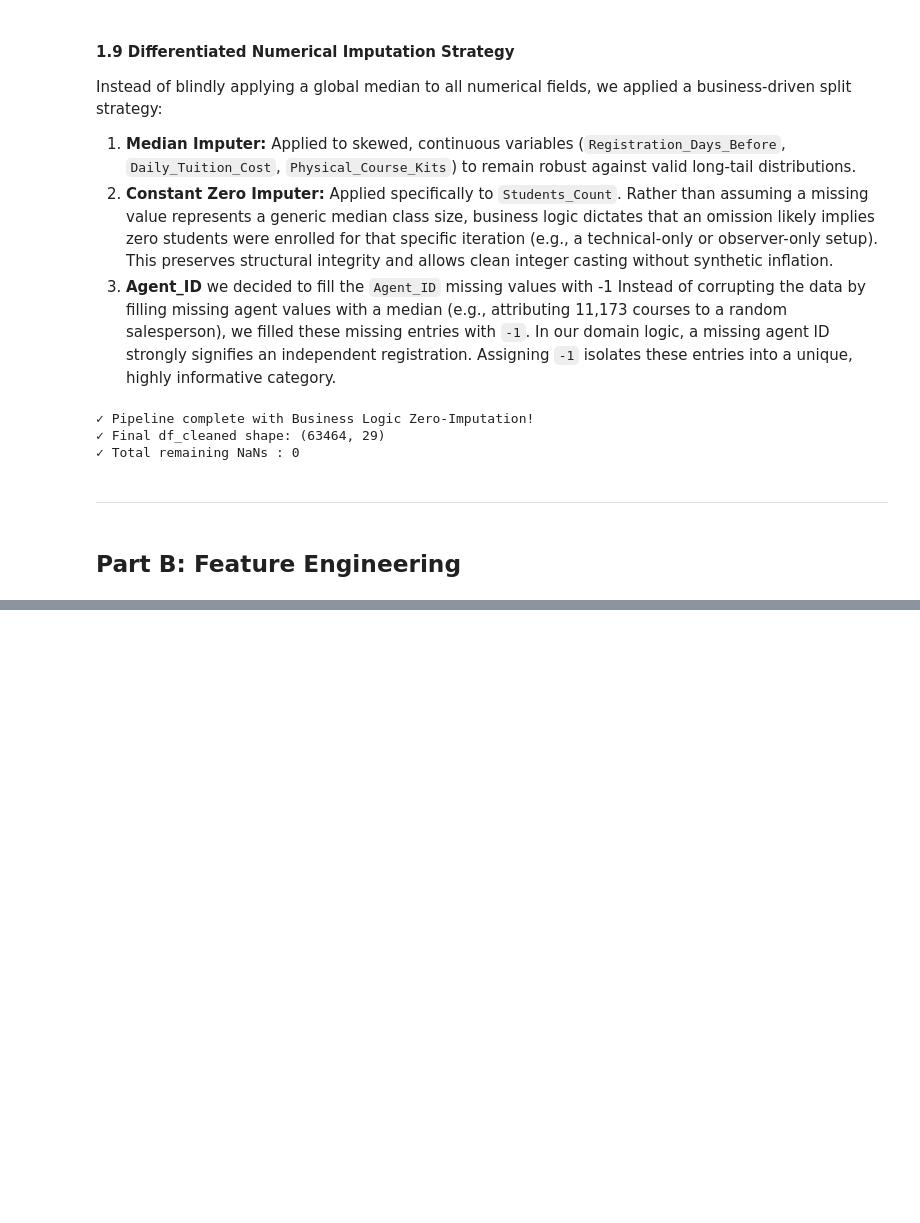
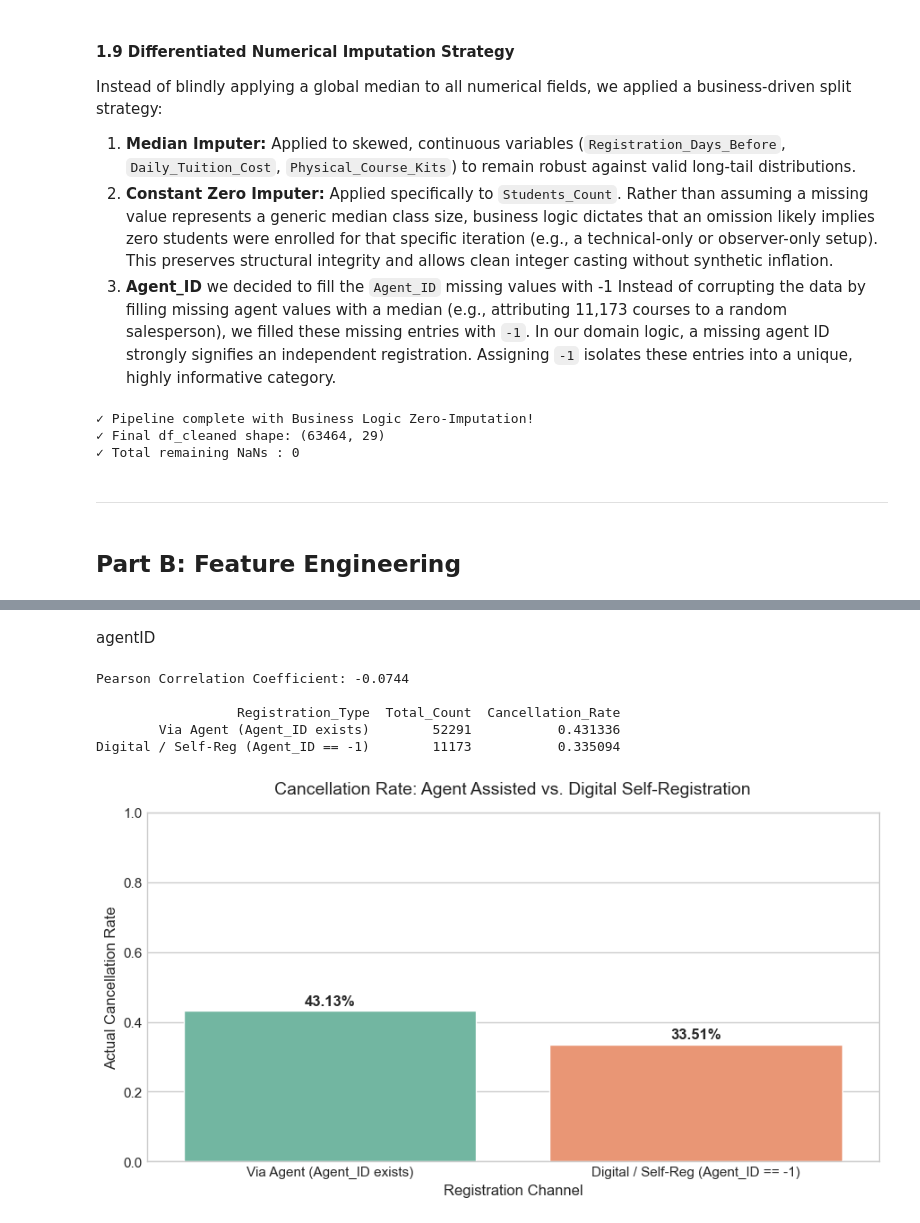
Before and after one commit to YahliEfrati/FinalProjectML, a Jupyter notebook: Final_Project.ipynb, the cells around one changed output, grey strips where cells are left out. Cells and saved outputs as stored; diff of their text form; code cells hidden in the pictures; blank space fills up the shorter version.

```diff
--- a/Final_Project.ipynb
+++ b/Final_Project.ipynb
@@ -475,0 +583,45 @@ print(f"✓ Total remaining NaNs : {df_cleaned.isnull().sum().sum()}")
+# %% [markdown]
+agentID
+# %%
+
+
+# 1. Create the binary feature: 1 if Agent_ID is -1 (Digital/Independent), 0 if it was a real Agent
+df_cleaned['Is_Digital_Registration'] = (df_cleaned['Agent_ID'] == -1).astype(int)
+
+# 2. Calculate Pearson correlation coefficient
+digital_corr = df_cleaned['Is_Digital_Registration'].corr(df_cleaned['Dropped_Course'])
+print(f"Pearson Correlation Coefficient: {digital_corr:.4f}\n")
+
+# 3. Calculate actual cancellation rates
+summary = df_cleaned.groupby('Is_Digital_Registration').agg(
+    Total_Count=('Dropped_Course', 'count'),
+    Cancellation_Rate=('Dropped_Course', 'mean')
+).reset_index()
+
+summary['Registration_Type'] = summary['Is_Digital_Registration'].map({0: 'Via Agent (Agent_ID exists)', 1: 'Digital / Self-Reg (Agent_ID == -1)'})
+
+print(summary[['Registration_Type', 'Total_Count', 'Cancellation_Rate']].to_string(index=False))
+
+# 4. Generate the EDA plot
+plt.figure(figsize=(9, 5))
+ax = sns.barplot(data=summary, x='Registration_Type', y='Cancellation_Rate', palette='Set2')
+
+for p in ax.patches:
+    ax.annotate(f"{p.get_height()*100:.2f}%",
+                (p.get_x() + p.get_width() / 2., p.get_height() + 0.01),
+                ha='center', va='center', xytext=(0, 5),
+                textcoords='offset points', weight='bold')
+
+plt.title('Cancellation Rate: Agent Assisted vs. Digital Self-Registration', fontsize=14, pad=15)
+plt.ylabel('Actual Cancellation Rate')
+plt.xlabel('Registration Channel')
+plt.ylim(0, 1.0)
+plt.tight_layout()
+plt.savefig('digital_registration_eda.png')
+# %% [output]
+Pearson Correlation Coefficient: -0.0744
+
+                  Registration_Type  Total_Count  Cancellation_Rate
+        Via Agent (Agent_ID exists)        52291           0.431336
+Digital / Self-Reg (Agent_ID == -1)        11173           0.335094
+[figure, added]
```
Also changed, not shown: parts of 6 cells of this notebook, 5 other files.
